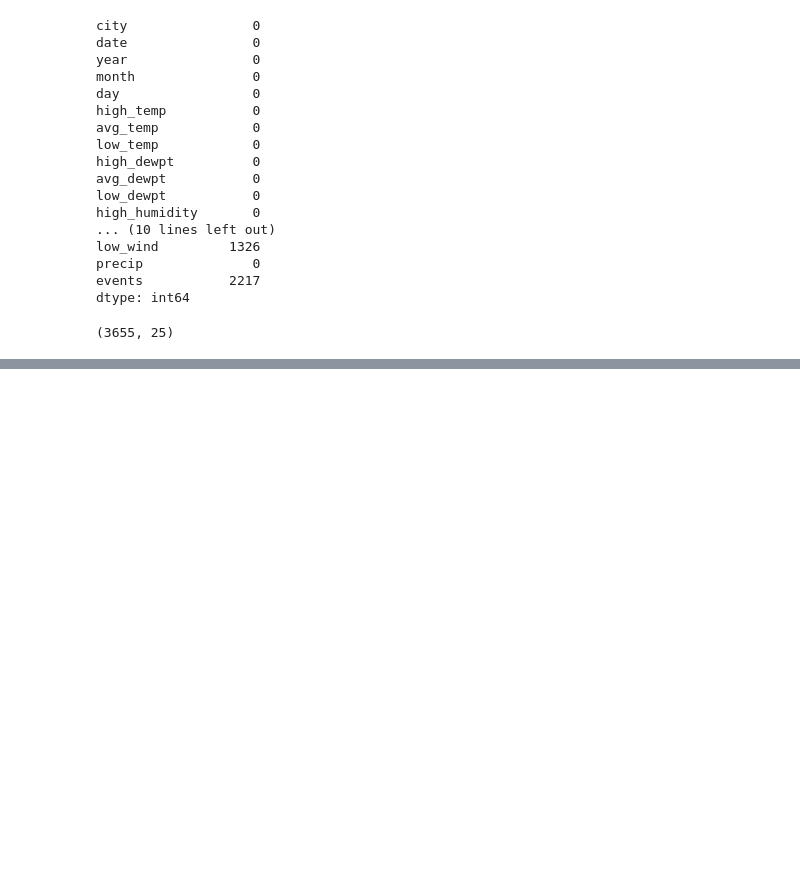
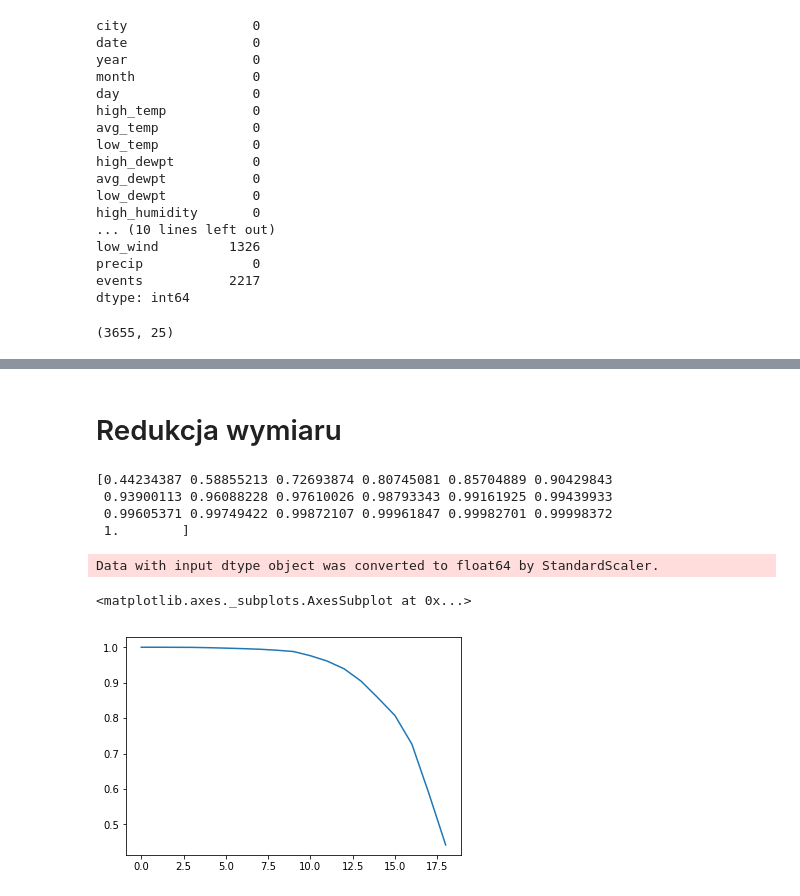
Before and after one commit to izakos/Projekt-eksploracyjna_analiza_danych, a Jupyter notebook: skrypty/Projekt.ipynb, the cells around one changed output, grey strips where cells are left out. Saved outputs shown, nothing was run; the diff lists cells and outputs as text; code cells hidden in the pictures; blank space fills up the shorter version.

```diff
--- a/skrypty/Projekt.ipynb
+++ b/skrypty/Projekt.ipynb
@@ -86,6 +92,8 @@ dane.shape
 #zamina Nan -> 'no events'
 # %%
 dane['events'] = dane['events'].fillna('No event')
+# %%
+dane['precip'] = dane['precip'].replace('T', 0.001)
 # %%
 #przeliczenie temp na st C
 #wykres, wnioski, sprawdzenie źródla danych i zmiana nazwy low_wind -> max_wind_gust
@@ -140,0 +138,19 @@ dane
+# %% [markdown]
+# Redukcja wymiaru
+# %%
+x = dane.iloc[:, 5:24].values
+x = StandardScaler().fit_transform(x)
+
+pca = PCA()
+principalComponents = pca.fit_transform(x)
+print(pca.explained_variance_ratio_.cumsum()) #4 na poziomie odcięcia 0.8
+data = pca.explained_variance_ratio_.cumsum()[::-1]
+sns.lineplot(y =data, x = list(range(len(data)))) #optymalnie 10
+# %% [output]
+[0.44234387 0.58855213 0.72693874 0.80745081 0.85704889 0.90429843
+ 0.93900113 0.96088228 0.97610026 0.98793343 0.99161925 0.99439933
+ 0.99605371 0.99749422 0.99872107 0.99961847 0.99982701 0.99998372
+ 1.        ]
+Data with input dtype object was converted to float64 by StandardScaler.
+<matplotlib.axes._subplots.AxesSubplot at 0x...>
+[figure, added]
```
Also changed, not shown: parts of 7 cells of this notebook.
